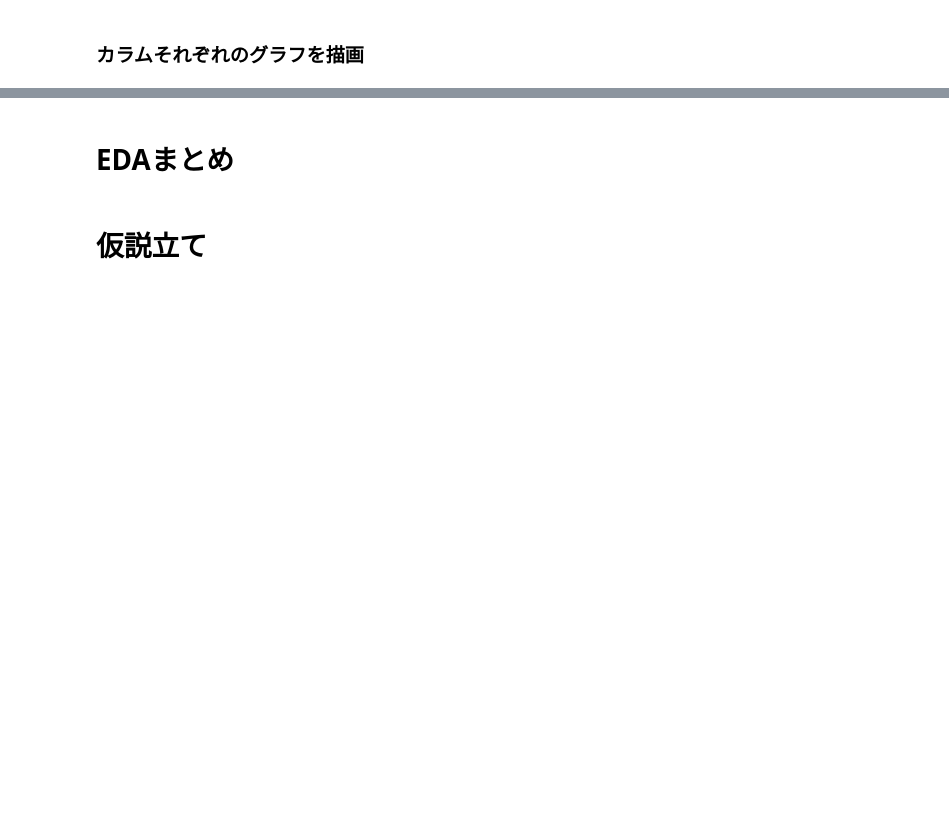
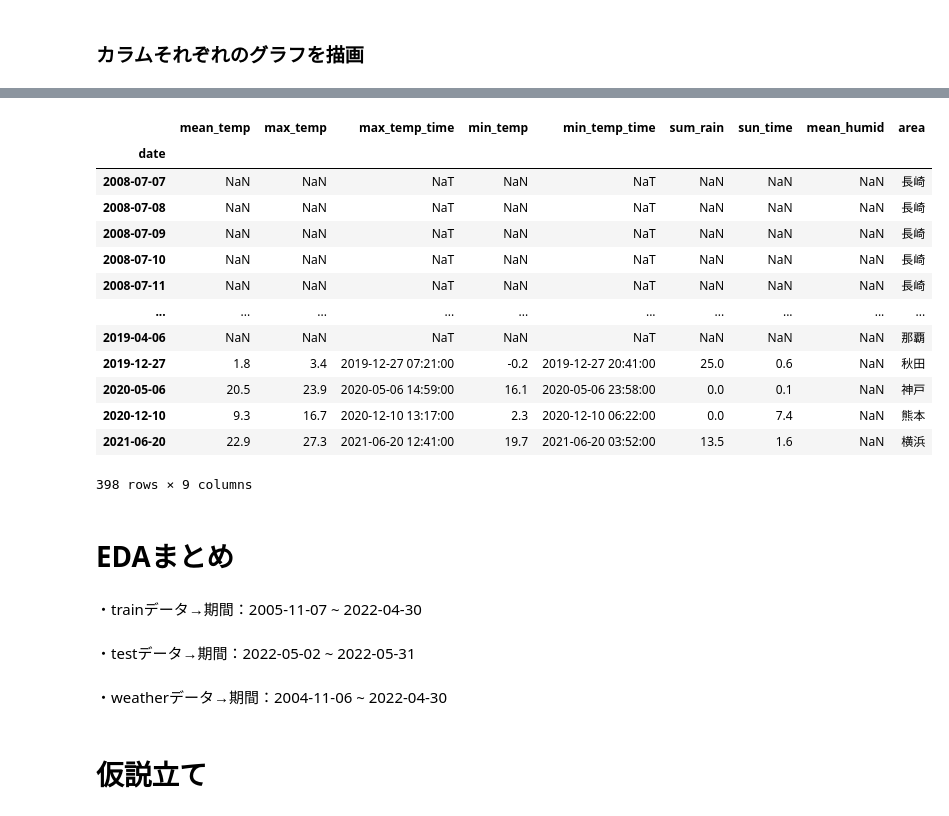
Before and after one commit to 09de156p/fresh-vegetable-price-forecasts-nishika, a Jupyter notebook: fresh_vegetable_price_forecasts.ipynb, the cells around one changed output, grey strips where cells are left out. Cells and saved outputs as stored; diff of their text form; code cells hidden in the pictures; blank space fills up the shorter version.

```diff
--- a/fresh_vegetable_price_forecasts.ipynb
+++ b/fresh_vegetable_price_forecasts.ipynb
@@ -427,5 +468,28 @@ for col in weather_plot_df.columns.values:
+# %%
+weather[weather['mean_humid'].isnull()]
+# %% [output]
+|  | mean_temp | max_temp | max_temp_time | min_temp | min_temp_time | sum_rain | sun_time | mean_humid | area |
+| date |  |  |  |  |  |  |  |  |  |
+| 2008-07-07 | NaN | NaN | NaT | NaN | NaT | NaN | NaN | NaN | 長崎 |
+| 2008-07-08 | NaN | NaN | NaT | NaN | NaT | NaN | NaN | NaN | 長崎 |
+| 2008-07-09 | NaN | NaN | NaT | NaN | NaT | NaN | NaN | NaN | 長崎 |
+| 2008-07-10 | NaN | NaN | NaT | NaN | NaT | NaN | NaN | NaN | 長崎 |
+| 2008-07-11 | NaN | NaN | NaT | NaN | NaT | NaN | NaN | NaN | 長崎 |
+| ... | ... | ... | ... | ... | ... | ... | ... | ... | ... |
+| 2019-04-06 | NaN | NaN | NaT | NaN | NaT | NaN | NaN | NaN | 那覇 |
+| 2019-12-27 | 1.8 | 3.4 | 2019-12-27 07:21:00 | -0.2 | 2019-12-27 20:41:00 | 25.0 | 0.6 | NaN | 秋田 |
+| 2020-05-06 | 20.5 | 23.9 | 2020-05-06 14:59:00 | 16.1 | 2020-05-06 23:58:00 | 0.0 | 0.1 | NaN | 神戸 |
+| 2020-12-10 | 9.3 | 16.7 | 2020-12-10 13:17:00 | 2.3 | 2020-12-10 06:22:00 | 0.0 | 7.4 | NaN | 熊本 |
+| 2021-06-20 | 22.9 | 27.3 | 2021-06-20 12:41:00 | 19.7 | 2021-06-20 03:52:00 | 13.5 | 1.6 | NaN | 横浜 |
+398 rows × 9 columns
 # %% [markdown]
 # EDAまとめ
+# %% [markdown]
+・trainデータ→期間：2005-11-07 ~ 2022-04-30
+# %% [markdown]
+・testデータ→期間：2022-05-02 ~ 2022-05-31
+# %% [markdown]
+・weatherデータ→期間：2004-11-06 ~ 2022-04-30
 # %% [markdown]
 # 仮説立て
 # %% [markdown]
```
Also changed, not shown: parts of 20 cells of this notebook.
